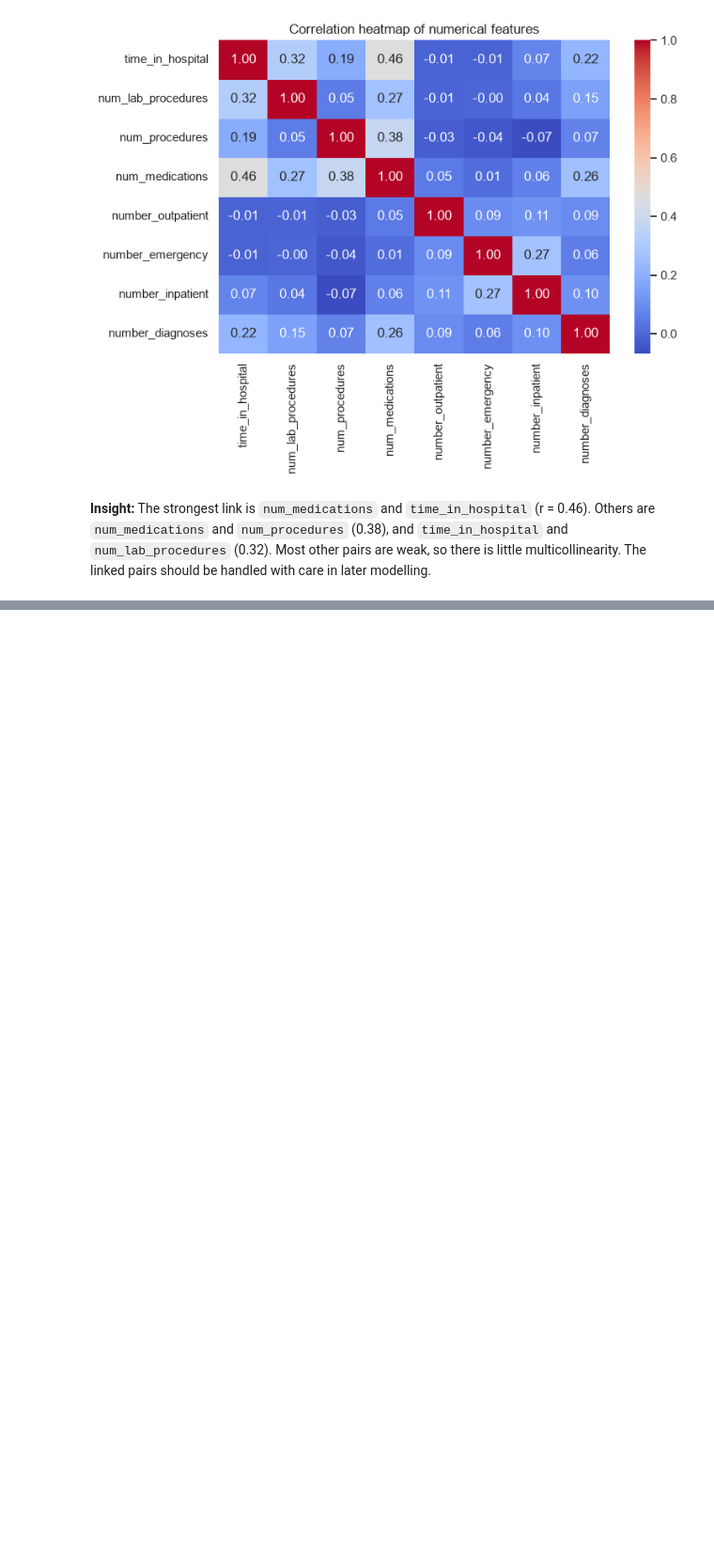
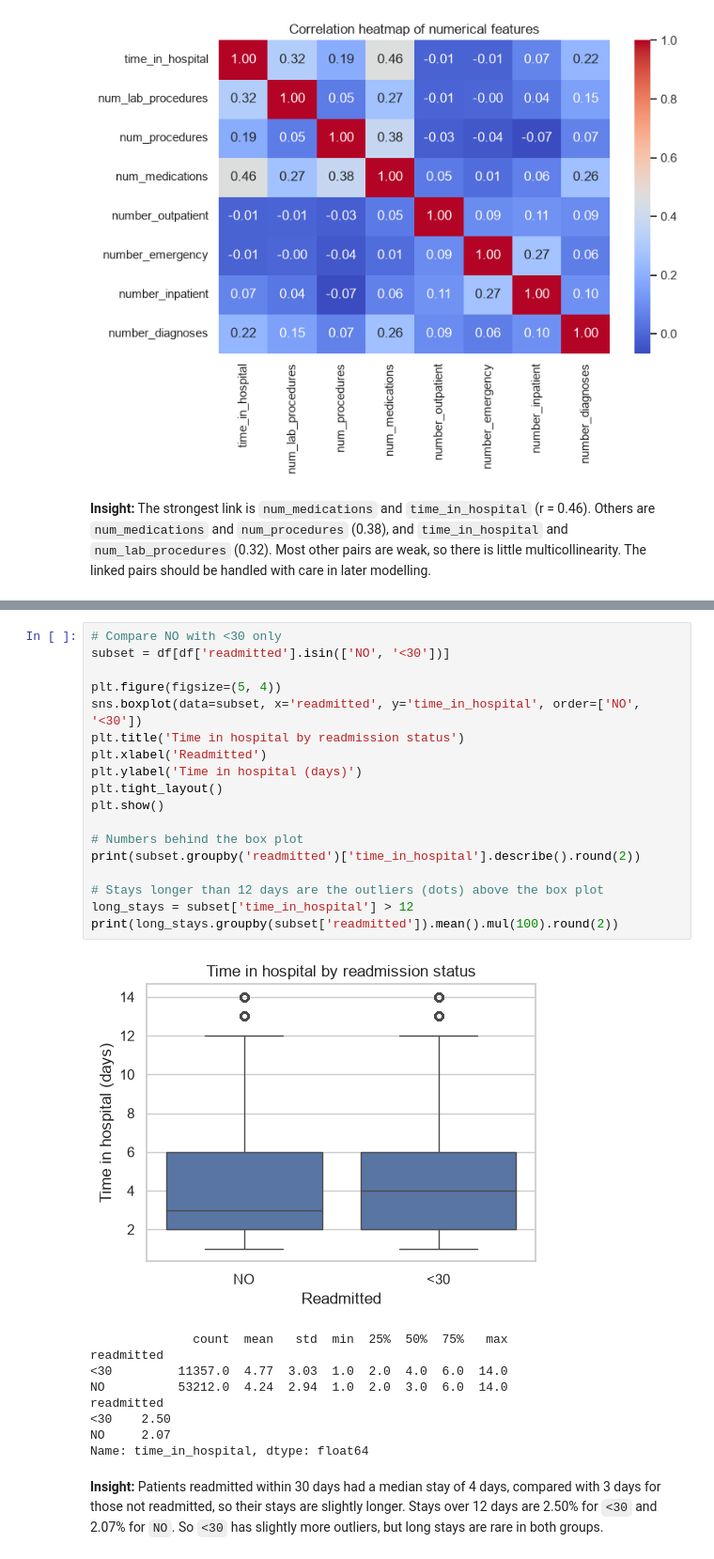
Before and after one commit to ANu-771/ITS-2122-Python-for-Data-Science-AI-Group-Project, a Jupyter notebook: notebooks/03_exploratory_data_analysis_part_02.ipynb, the cells around one changed output, grey strips where cells are left out. Shown at 94% size. Saved outputs shown, nothing was run; the diff lists cells and outputs as text; blank space fills up the shorter version.

Commit message:
readmission status

```diff
--- a/notebooks/03_exploratory_data_analysis_part_02.ipynb
+++ b/notebooks/03_exploratory_data_analysis_part_02.ipynb
@@ -285,0 +292,30 @@ plt.show()
+# %%
+# Compare NO with <30 only
+subset = df[df['readmitted'].isin(['NO', '<30'])]
+
+plt.figure(figsize=(5, 4))
+sns.boxplot(data=subset, x='readmitted', y='time_in_hospital', order=['NO', '<30'])
+plt.title('Time in hospital by readmission status')
+plt.xlabel('Readmitted')
+plt.ylabel('Time in hospital (days)')
+plt.tight_layout()
+plt.show()
+
+# Numbers behind the box plot
+print(subset.groupby('readmitted')['time_in_hospital'].describe().round(2))
+
+# Stays longer than 12 days are the outliers (dots) above the box plot
+long_stays = subset['time_in_hospital'] > 12
+print(long_stays.groupby(subset['readmitted']).mean().mul(100).round(2))
+# %% [output]
+[figure, added]
+              count  mean   std  min  25%  50%  75%   max
+readmitted
+<30         11357.0  4.77  3.03  1.0  2.0  4.0  6.0  14.0
+NO          53212.0  4.24  2.94  1.0  2.0  3.0  6.0  14.0
+readmitted
+<30    2.50
+NO     2.07
+Name: time_in_hospital, dtype: float64
+# %% [markdown]
+ **Insight:** Patients readmitted within 30 days had a median stay of 4 days, compared with 3 days for those not readmitted, so their stays are slightly longer. Stays over 12 days are 2.50% for `<30` and 2.07% for `NO`. So `<30` has slightly more outliers, but long stays are rare in both groups.
```
Also changed, not shown: parts of 1 cell of this notebook.
